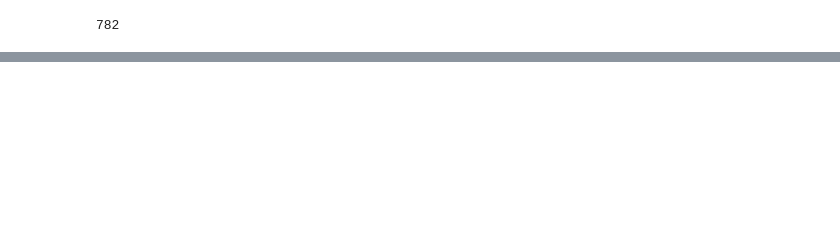
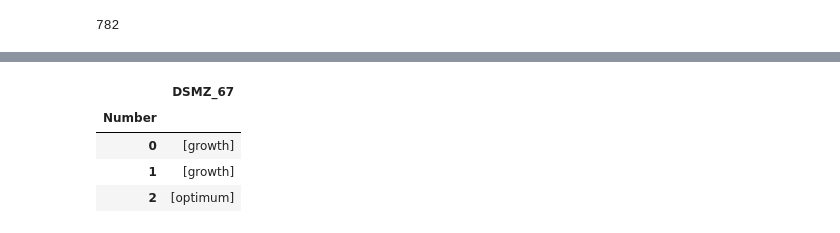
Before and after one commit to DMelikhova/bac-temp, a Jupyter notebook: BacTemp.ipynb, the cells around one changed output, grey strips where cells are left out. Saved outputs shown, nothing was run; the diff lists cells and outputs as text; code cells hidden in the pictures; blank space fills up the shorter version.

```diff
--- a/BacTemp.ipynb
+++ b/BacTemp.ipynb
@@ -109,0 +102,8 @@ Name: DSMZ_598, Length: 131, dtype: object
+# %%
+sp_s.loc['test_type']
+# %% [output]
+|  | DSMZ_67 |
+| Number |  |
+| 0 | [growth] |
+| 1 | [growth] |
+| 2 | [optimum] |
```
Also changed, not shown: parts of 8 cells of this notebook.
